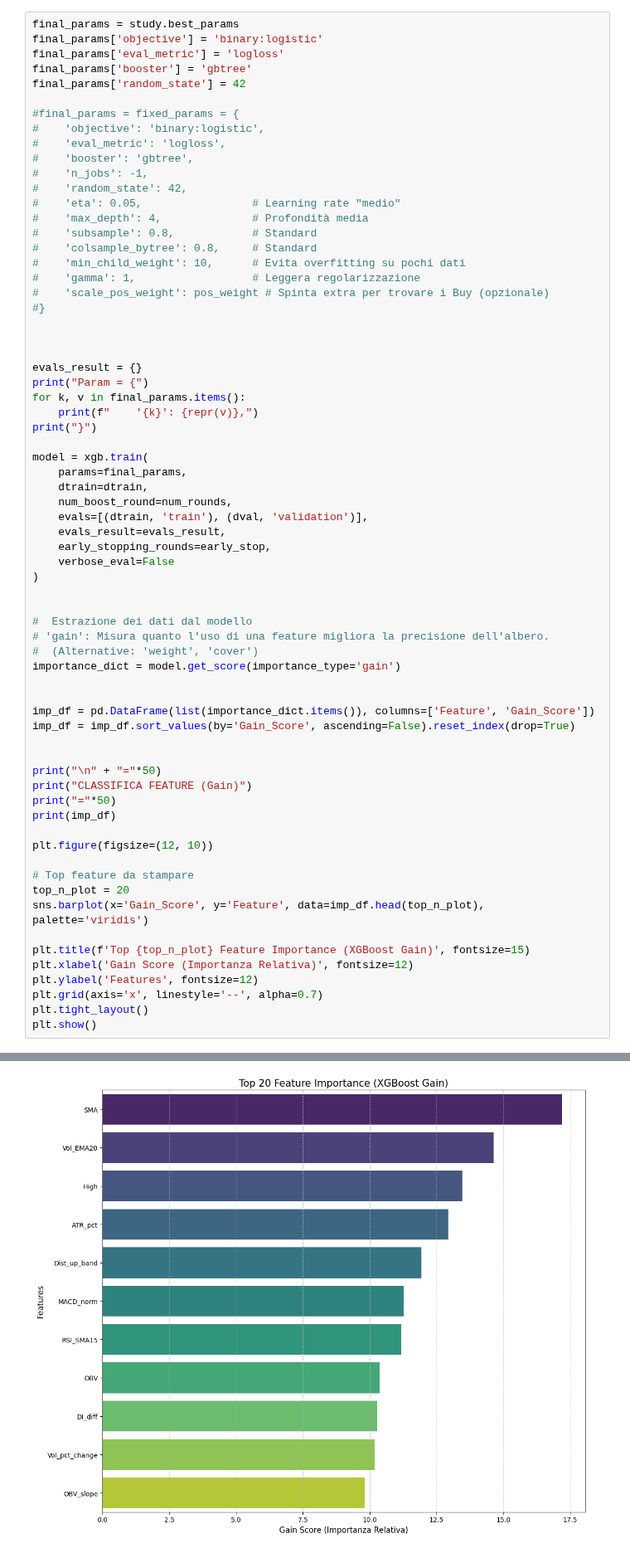
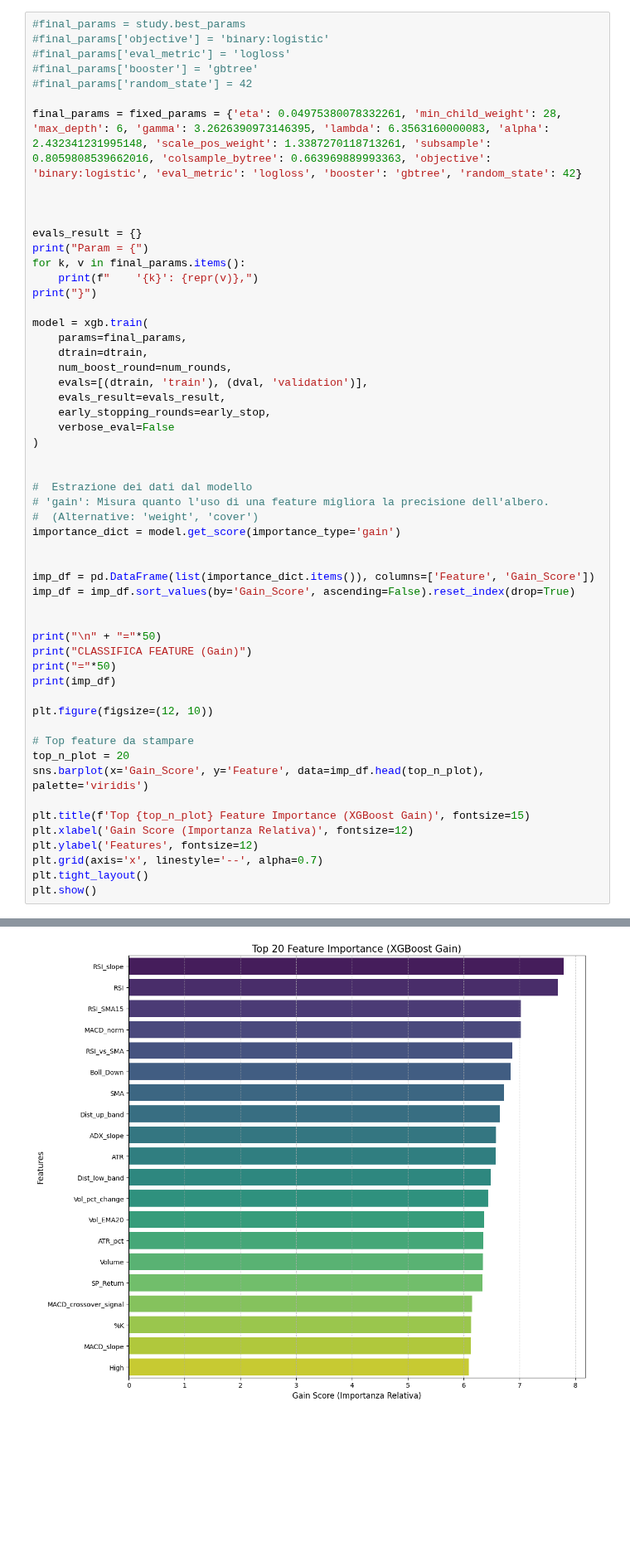
Before and after one commit to UniAlessioM/MarGui-Project, a Jupyter notebook: ImprovedPipeline.ipynb, the cells around one changed output, grey strips where cells are left out. Shown at 83% size. Cells and saved outputs as stored; diff of their text form; blank space fills up the shorter version.

```diff
--- a/ImprovedPipeline.ipynb
+++ b/ImprovedPipeline.ipynb
@@ -313,26 +314,13 @@ plt.show()
 Tuning degli ipermarametri con Optuna...
 [figure]
 # %%
-final_params = study.best_params
-final_params['objective'] = 'binary:logistic'
-final_params['eval_metric'] = 'logloss'
-final_params['booster'] = 'gbtree'
-final_params['random_state'] = 42
+#final_params = study.best_params
+#final_params['objective'] = 'binary:logistic'
+#final_params['eval_metric'] = 'logloss'
+#final_params['booster'] = 'gbtree'
+#final_params['random_state'] = 42
 
-#final_params = fixed_params = {
-#    'objective': 'binary:logistic',
-#    'eval_metric': 'logloss',
-#    'booster': 'gbtree',
-#    'n_jobs': -1,
-#    'random_state': 42,
-#    'eta': 0.05,                 # Learning rate "medio"
-#    'max_depth': 4,              # Profondità media
-#    'subsample': 0.8,            # Standard
-#    'colsample_bytree': 0.8,     # Standard
-#    'min_child_weight': 10,      # Evita overfitting su pochi dati
-#    'gamma': 1,                  # Leggera regolarizzazione
-#    'scale_pos_weight': pos_weight # Spinta extra per trovare i Buy (opzionale)
-#}
+final_params = fixed_params = {'eta': 0.04975380078332261, 'min_child_weight': 28, 'max_depth': 6, 'gamma': 3.2626390973146395, 'lambda': 6.3563160000083, 'alpha': 2.432341231995148, 'scale_pos_weight': 1.3387270118713261, 'subsample': 0.8059808539662016, 'colsample_bytree': 0.663969889993363, 'objective': 'binary:logistic', 'eval_metric': 'logloss', 'booster': 'gbtree', 'random_state': 42}
 
 
 
@@ -401,7 +389,7 @@ Param = {
 Passing `palette` without assigning `hue` is deprecated and will be removed in v0.14.0. Assign the `y` variable to `hue` and set `legend=False` for the same effect.
 
   sns.barplot(x='Gain_Score', y='Feature', data=imp_df.head(top_n_plot), palette='viridis')
-[figure, old version]
+[figure, new version]
 # %%
 #Stampa della Loss
 train_logloss = evals_result['train']['logloss']
```
Also changed, not shown: parts of 3 cells of this notebook, 6 other files.
